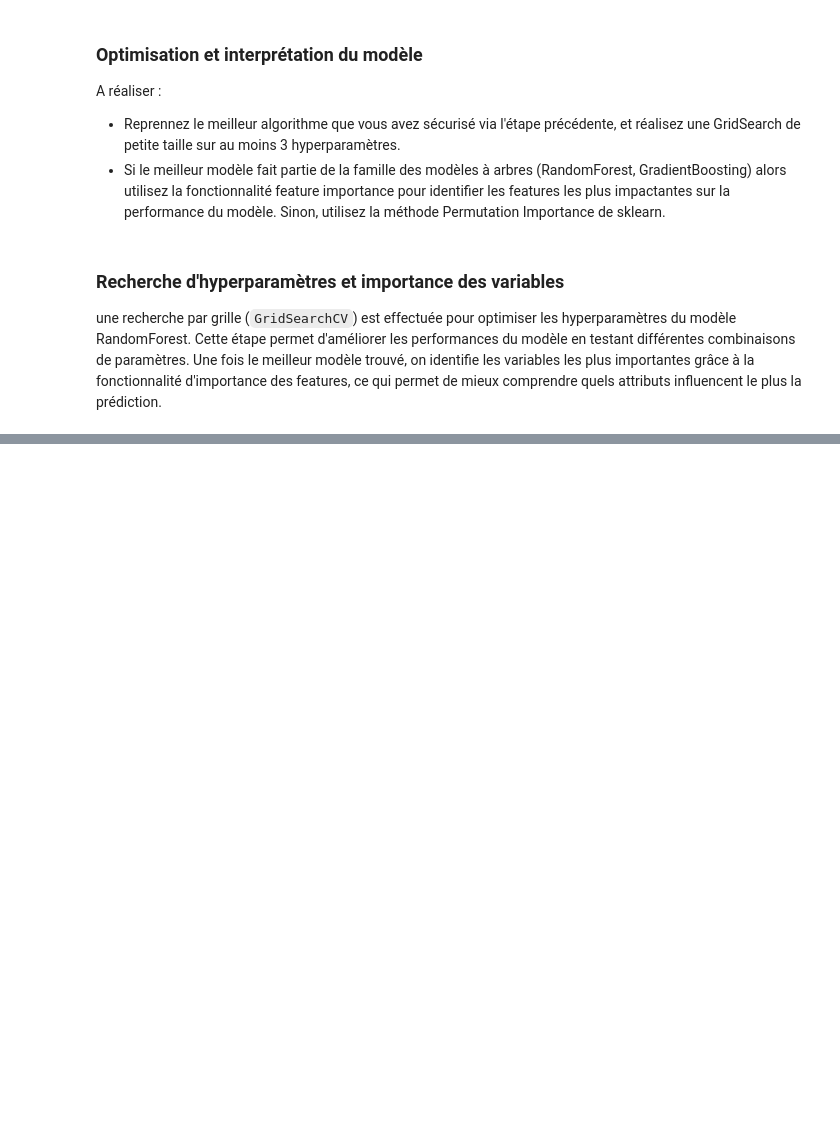
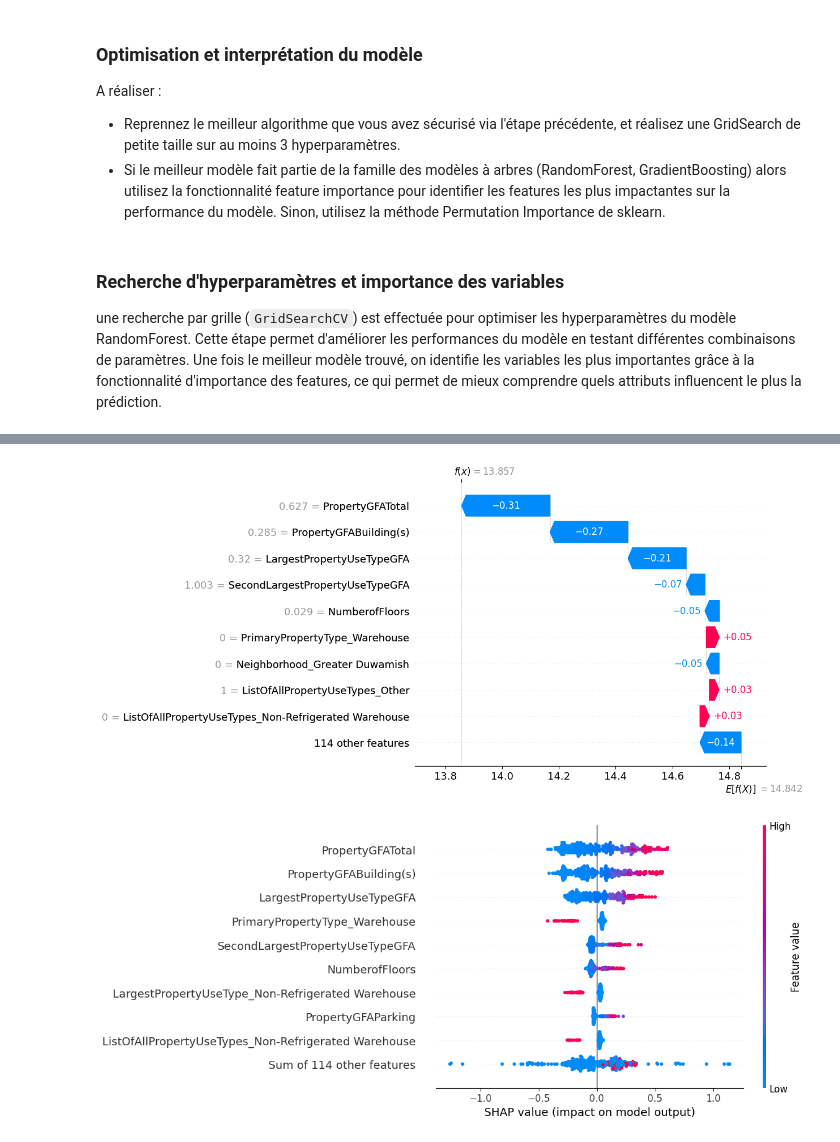
Before and after one commit to Christophe-Ringot/OC_P3_seattle, a Jupyter notebook: 02_model.ipynb, the cells around one changed output, grey strips where cells are left out. Saved outputs shown, nothing was run; the diff lists cells and outputs as text; code cells hidden in the pictures; blank space fills up the shorter version.

```diff
--- a/02_model.ipynb
+++ b/02_model.ipynb
@@ -348,0 +378,30 @@ Score R² : 0.657583839688578
+# %%
+model = best_model.named_steps['reg']
+preprocessor = best_model.named_steps['prep']
+X_test_proc = preprocessor.transform(X_test)
+features = preprocessor.get_feature_names_out()
+
+X_test_df = pd.DataFrame(
+    X_test_proc.toarray() if hasattr(X_test_proc, "toarray") else X_test_proc,
+    columns=features
+)
+
+explainer = shap.TreeExplainer(model)
+shap_values = explainer.shap_values(X_test_df)
+
+shap.plots.waterfall(shap.Explanation(
+    values=shap_values[0],
+    base_values=explainer.expected_value,
+    data=X_test_df.iloc[36],
+    feature_names=features
+))
+
+shap.plots.beeswarm(shap.Explanation(
+    values=shap_values,
+    base_values=explainer.expected_value,
+    data=X_test_df,
+    feature_names=features
+))
+# %% [output]
+[figure, added]
+[figure, added]
```
Also changed, not shown: parts of 17 cells of this notebook, 9 other files.
